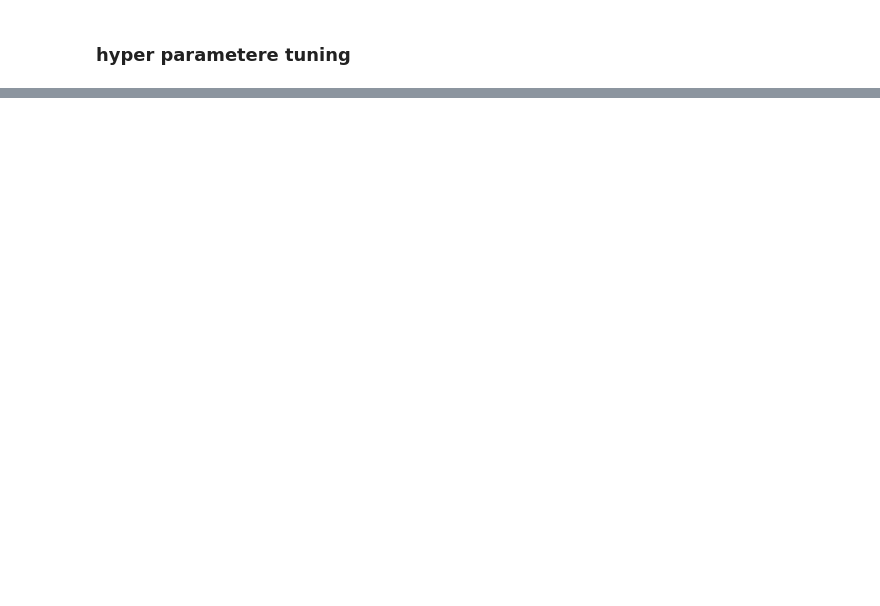
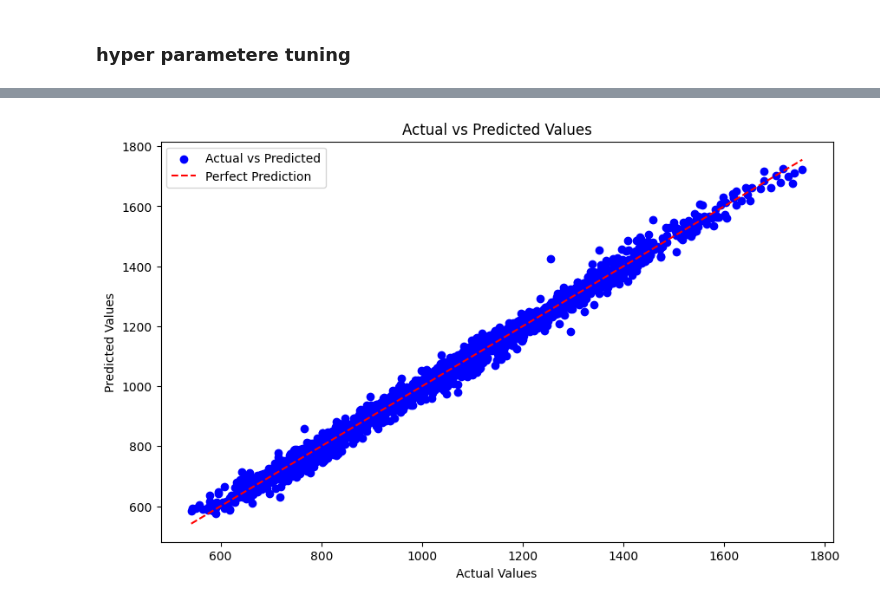
Before and after one commit to amirhosseinamerimanesh/Load-Forecasting-Machine-Learing, a Jupyter notebook: load_forecasting_ml.ipynb, the cells around one changed output, grey strips where cells are left out. Drawn from its saved outputs; the diff is of its cells as text; code cells hidden in the pictures; blank space fills up the shorter version.

Commit message:
added a light.LGBMRegressor model and finisbhed training

```diff
--- a/load_forecasting_ml.ipynb
+++ b/load_forecasting_ml.ipynb
@@ -108,4 +108,4 @@ concat_df["four_mean"] = previous_four_mean
 
 # dropping non-informative columns
 concat_df.drop( ["day", "week_day", "month","hour"] , axis = 1, inplace = True)
-concat_df.drop("time", axis=1 , inplace = True)
+# concat_df.drop("time", axis=1 , inplace = True)
@@ -312,0 +282,9 @@ for fold, (train_index, val_index) in enumerate(kf.split(X)):
+# %%
+# Train the final model with the best hyperparameters using the entire training set
+final_model = lgb.LGBMRegressor(**best_params)
+final_model.fit(X_train, y_train)
+
+# Evaluate the final model on the test set
+y_pred_test = final_model.predict(X_test)
+rmse_test = np.sqrt(mean_squared_error(y_test, y_pred_test))
+print(f"Final model RMSE on the test set: {rmse_test}")
@@ -312,0 +308,3 @@ for fold, (train_index, val_index) in enumerate(kf.split(X)):
+# %%
+denormalized_predict_values = (y_pred_test*concat_df_value_std) +concat_df_value_mean
+denormalized_target_values = (y_test*concat_df_value_std) +concat_df_value_mean
@@ -312,0 +331,19 @@ for fold, (train_index, val_index) in enumerate(kf.split(X)):
+# %%
+import matplotlib.pyplot as plt
+
+# Plotting the actual vs predicted values on the test set
+plt.figure(figsize=(10, 6))
+
+# Plot the actual values
+plt.scatter(denormalized_target_values, denormalized_predict_values, color='blue', label='Actual vs Predicted')
+
+# Plot the line of equality (perfect prediction)
+plt.plot([min(denormalized_target_values), max(denormalized_target_values)], [min(denormalized_target_values), max(denormalized_target_values)], linestyle='--', color='red', label='Perfect Prediction')
+
+plt.title('Actual vs Predicted Values')
+plt.xlabel('Actual Values')
+plt.ylabel('Predicted Values')
+plt.legend()
+plt.show()
+# %% [output]
+[figure, added]
```
Also changed, not shown: parts of 14 cells of this notebook.
